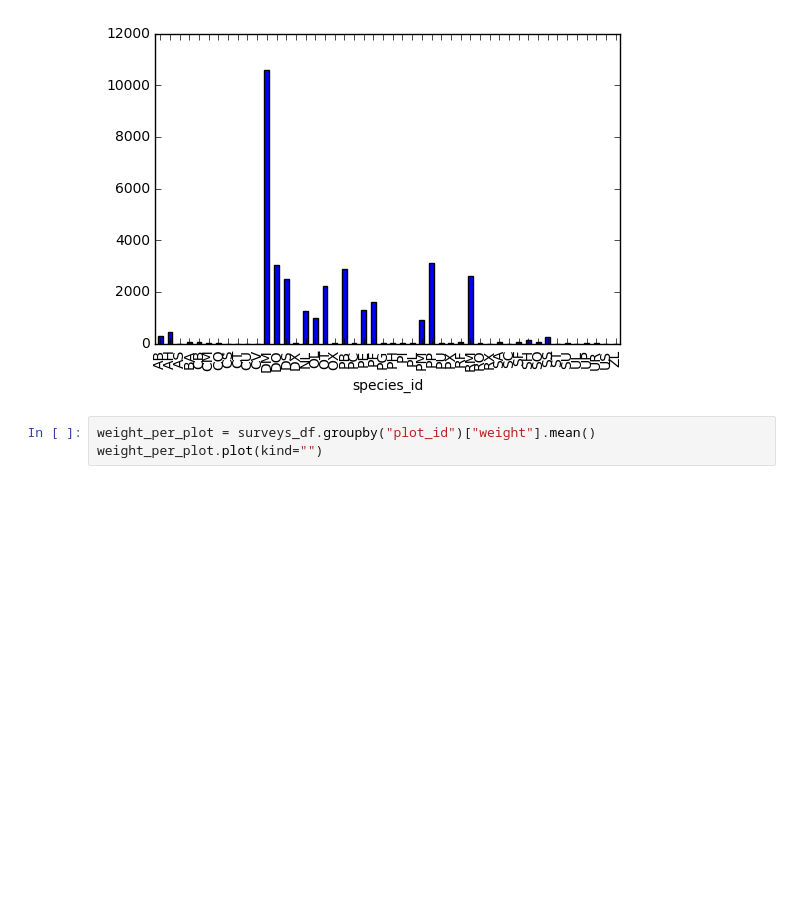
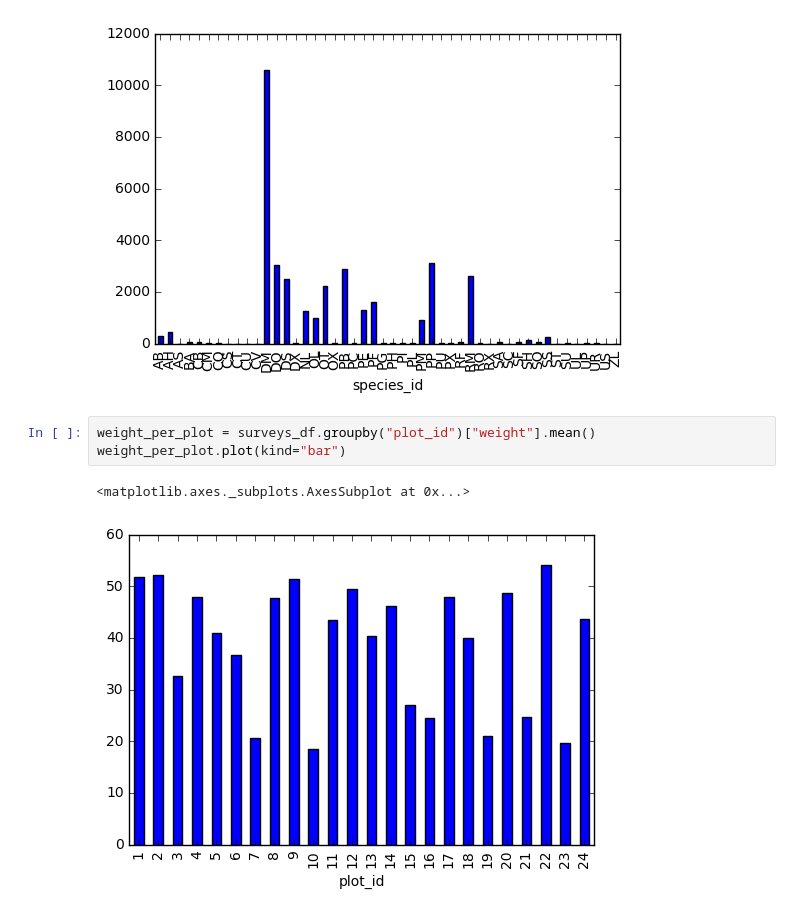
Before and after one commit to calculquebec/cq-formation-analyse-visualisation-python, a Jupyter notebook: Analyse et visualisation de donnees avec Python - Big Data 2016.ipynb, the cells around one changed output. Drawn from its saved outputs; the diff is of its cells as text; blank space fills up the shorter version.

```diff
--- a/Analyse et visualisation de donnees avec Python - Big Data 2016.ipynb
+++ b/Analyse et visualisation de donnees avec Python - Big Data 2016.ipynb
@@ -266,4 +266,7 @@ species_counts.plot(kind='bar')
 [figure]
 # %%
 weight_per_plot = surveys_df.groupby("plot_id")["weight"].mean()
-weight_per_plot.plot(kind="")
+weight_per_plot.plot(kind="bar")
+# %% [output]
+<matplotlib.axes._subplots.AxesSubplot at 0x...>
+[figure, added]
```
Also changed, not shown: parts of 2 cells of this notebook.
